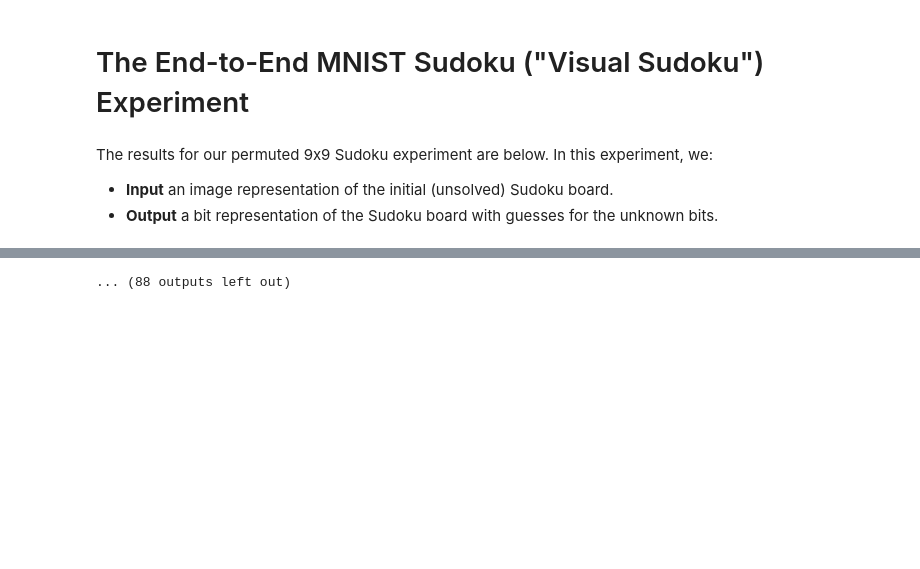
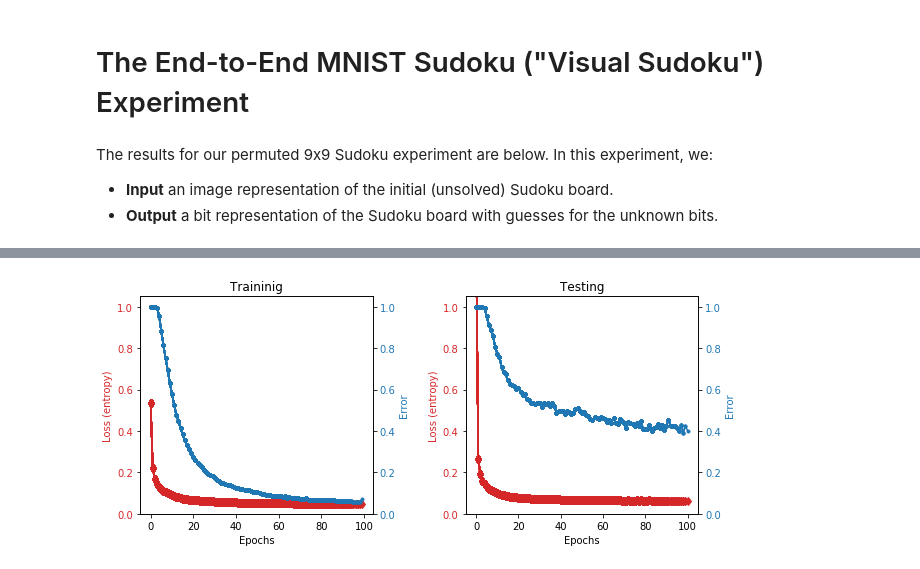
Before and after one commit to locuslab/SATNet, a Jupyter notebook: notebooks/Learning and Solving Sudoku via SATNet.ipynb, the cells around one changed output, grey strips where cells are left out. Saved outputs shown, nothing was run; the diff lists cells and outputs as text; code cells hidden in the pictures; blank space fills up the shorter version.

```diff
--- a/notebooks/Learning and Solving Sudoku via SATNet.ipynb
+++ b/notebooks/Learning and Solving Sudoku via SATNet.ipynb
@@ -327,4 +300,6 @@ test(args.boardSz, 0, mnist_sudoku, optimizer, test_logger, mnist_test, args.mni
 for epoch in range(1, args.nEpoch+1):
     train(args.boardSz, epoch, mnist_sudoku, optimizer, train_logger, mnist_train, args.mnistBatchSz)
     test(args.boardSz, epoch, mnist_sudoku, optimizer, test_logger, mnist_test, args.mnistBatchSz)
+    clear_output()
+    display(fig)
 # %% [output]
@@ -343 +306 @@ TESTING SET RESULTS: Average loss: 0.0942 Err: 0.7150
-... (88 outputs left out)
+[figure, added]
```
Also changed, not shown: parts of 8 cells of this notebook, 3 other files.
